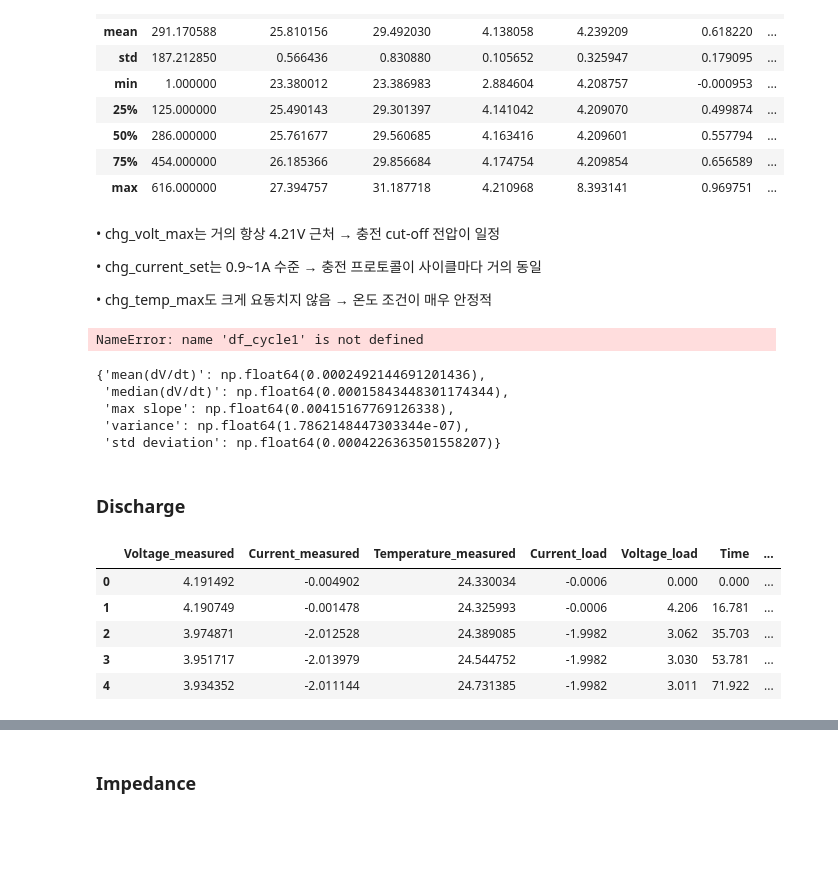
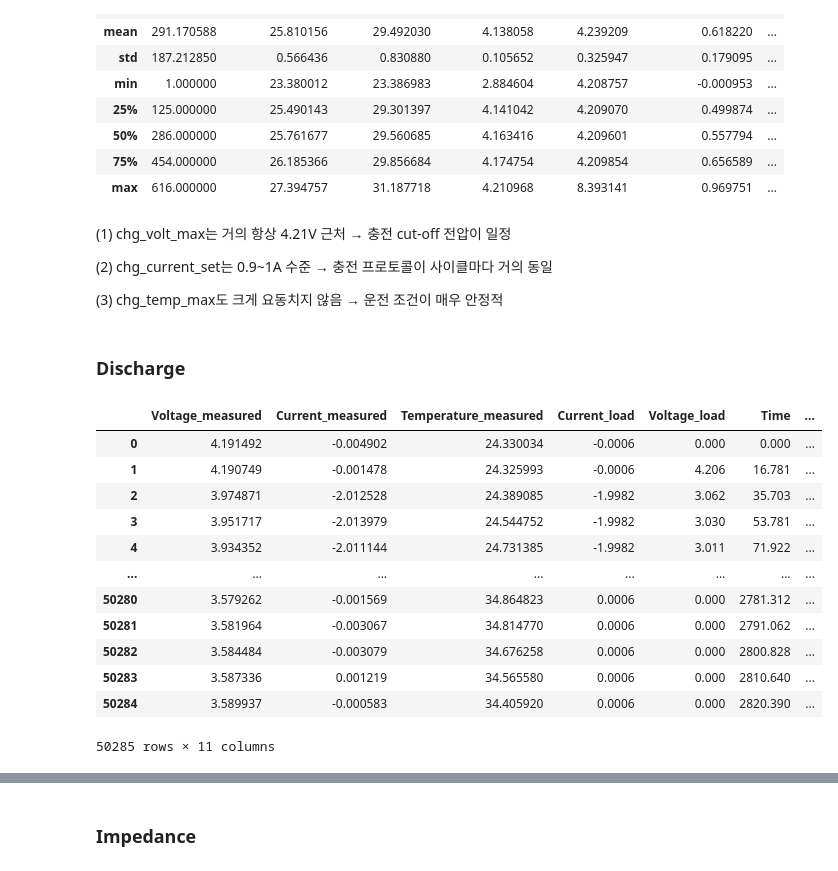
Before and after one commit to kk082911/project, a Jupyter notebook: basic analysis.ipynb, the cells around one changed output, grey strips where cells are left out. Drawn from its saved outputs; the diff is of its cells as text; code cells hidden in the pictures; blank space fills up the shorter version.

```diff
--- a/basic analysis.ipynb
+++ b/basic analysis.ipynb
@@ -157,44 +164,27 @@ charge_cycle_stats.describe()
 | 75% | 454.000000 | 26.185366 | 29.856684 | 4.174754 | 4.209854 | 0.656589 | ... |
 | max | 616.000000 | 27.394757 | 31.187718 | 4.210968 | 8.393141 | 0.969751 | ... |
 # %% [markdown]
-•	chg_volt_max는 거의 항상 4.21V 근처 → 충전 cut-off 전압이 일정
+(1) chg_volt_max는 거의 항상 4.21V 근처 → 충전 cut-off 전압이 일정
 
-•	chg_current_set는 0.9~1A 수준 → 충전 프로토콜이 사이클마다 거의 동일
+(2) chg_current_set는 0.9~1A 수준 → 충전 프로토콜이 사이클마다 거의 동일
 
-•	chg_temp_max도 크게 요동치지 않음 → 온도 조건이 매우 안정적
+(3) chg_temp_max도 크게 요동치지 않음 → 운전 조건이 매우 안정적
-# %%
-cc_region = df_cycle1[df_cycle1["Current_measured"] > 1.0].copy()
-## CC : 전류가 일정한 충전구간
-cc_region["dVdt"] = cc_region["Voltage_measured"].diff() / cc_region["Time"].diff()
-## dV/dt (전압 기울기)
-## 전압변화량/시간변화량
-cc_region
-# %% [output]
-NameError: name 'df_cycle1' is not defined
-# %%
-slope_stats = {
-    "mean(dV/dt)": cc_region["dVdt"].mean(),
-    "median(dV/dt)": cc_region["dVdt"].median(),
-    "max slope": cc_region["dVdt"].max(),
-    "variance": np.var(cc_region["dVdt"]),
-    "std deviation": np.std(cc_region["dVdt"])
-}
-slope_stats
-# %% [output]
-{'mean(dV/dt)': np.float64(0.0002492144691201436),
- 'median(dV/dt)': np.float64(0.00015843448301174344),
- 'max slope': np.float64(0.00415167769126338),
- 'variance': np.float64(1.7862148447303344e-07),
- 'std deviation': np.float64(0.0004226363501558207)}
 # %% [markdown]
 ### Discharge
 # %%
-discharge.head()
+discharge
 # %% [output]
 |  | Voltage_measured | Current_measured | Temperature_measured | Current_load | Voltage_load | Time | ... |
 | 0 | 4.191492 | -0.004902 | 24.330034 | -0.0006 | 0.000 | 0.000 | ... |
 | 1 | 4.190749 | -0.001478 | 24.325993 | -0.0006 | 4.206 | 16.781 | ... |
 | 2 | 3.974871 | -2.012528 | 24.389085 | -1.9982 | 3.062 | 35.703 | ... |
 | 3 | 3.951717 | -2.013979 | 24.544752 | -1.9982 | 3.030 | 53.781 | ... |
 | 4 | 3.934352 | -2.011144 | 24.731385 | -1.9982 | 3.011 | 71.922 | ... |
+| ... | ... | ... | ... | ... | ... | ... | ... |
+| 50280 | 3.579262 | -0.001569 | 34.864823 | 0.0006 | 0.000 | 2781.312 | ... |
+| 50281 | 3.581964 | -0.003067 | 34.814770 | 0.0006 | 0.000 | 2791.062 | ... |
+| 50282 | 3.584484 | -0.003079 | 34.676258 | 0.0006 | 0.000 | 2800.828 | ... |
+| 50283 | 3.587336 | 0.001219 | 34.565580 | 0.0006 | 0.000 | 2810.640 | ... |
+| 50284 | 3.589937 | -0.000583 | 34.405920 | 0.0006 | 0.000 | 2820.390 | ... |
+50285 rows × 11 columns
 # %%
```
Also changed, not shown: parts of 32 cells of this notebook, 1 other file.
